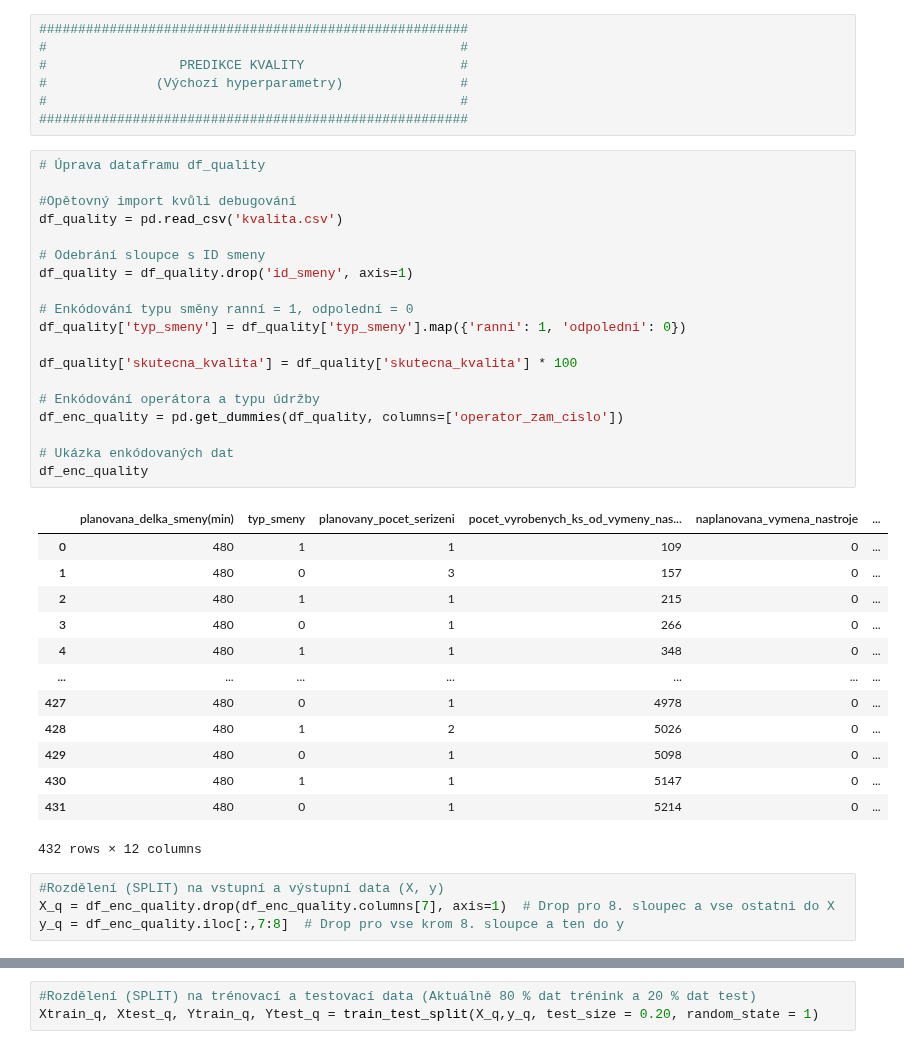
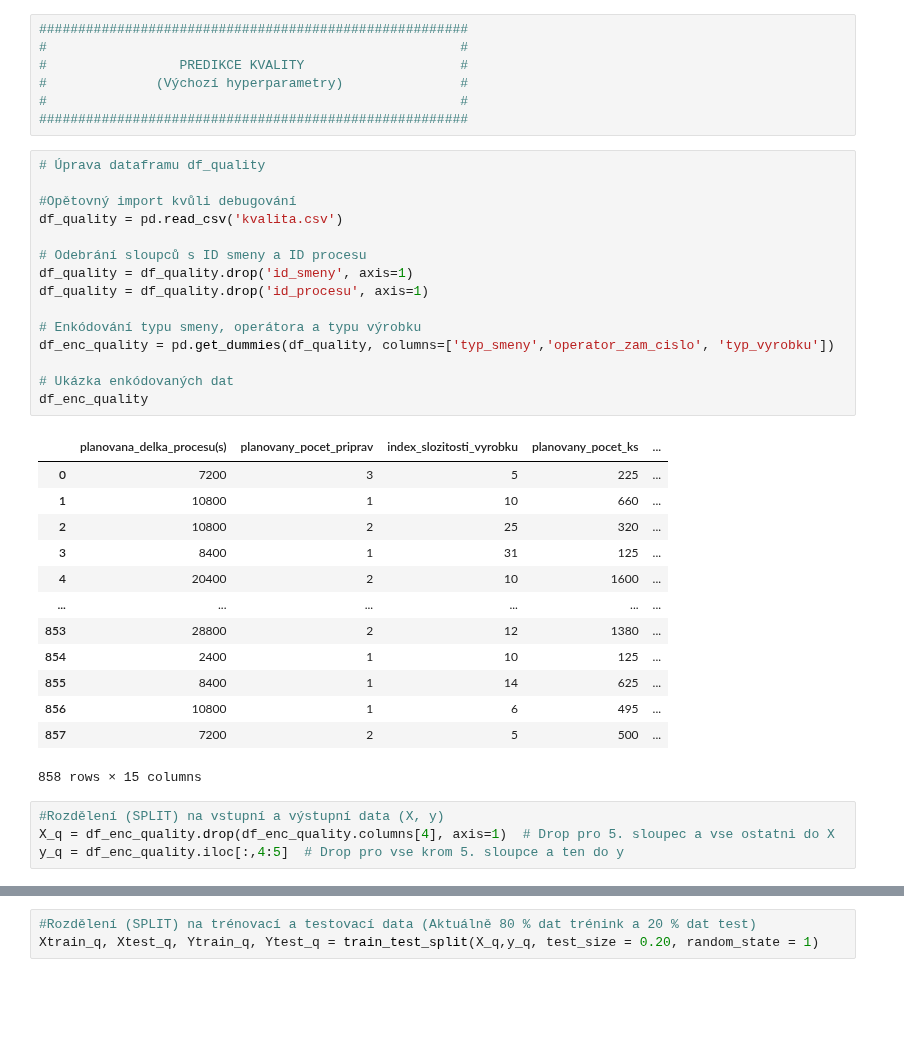
Before and after one commit to GeorgeWbk/dp2024, a Jupyter notebook: Diplomka.ipynb, the cells around one changed output, grey strips where cells are left out. Saved outputs shown, nothing was run; the diff lists cells and outputs as text; blank space fills up the shorter version.

```diff
--- a/Diplomka.ipynb
+++ b/Diplomka.ipynb
@@ -489,40 +485,36 @@ Gradient Boost Regressor MAPE:
 # %%
 # Úprava dataframu df_quality
 
 #Opětovný import kvůli debugování
 df_quality = pd.read_csv('kvalita.csv')
 
-# Odebrání sloupce s ID smeny
+# Odebrání sloupců s ID smeny a ID procesu
 df_quality = df_quality.drop('id_smeny', axis=1)
+df_quality = df_quality.drop('id_procesu', axis=1)
 
-# Enkódování typu směny ranní = 1, odpolední = 0
-df_quality['typ_smeny'] = df_quality['typ_smeny'].map({'ranni': 1, 'odpoledni': 0})
-
-df_quality['skutecna_kvalita'] = df_quality['skutecna_kvalita'] * 100
-
-# Enkódování operátora a typu údržby
-df_enc_quality = pd.get_dummies(df_quality, columns=['operator_zam_cislo'])
+# Enkódování typu smeny, operátora a typu výrobku
+df_enc_quality = pd.get_dummies(df_quality, columns=['typ_smeny','operator_zam_cislo', 'typ_vyrobku'])
 
 # Ukázka enkódovaných dat
 df_enc_quality
 # %% [output]
-|  | planovana_delka_smeny(min) | typ_smeny | planovany_pocet_serizeni | pocet_vyrobenych_ks_od_vymeny_nas... | naplanovana_vymena_nastroje | ... |
-| 0 | 480 | 1 | 1 | 109 | 0 | ... |
-| 1 | 480 | 0 | 3 | 157 | 0 | ... |
-| 2 | 480 | 1 | 1 | 215 | 0 | ... |
-| 3 | 480 | 0 | 1 | 266 | 0 | ... |
-| 4 | 480 | 1 | 1 | 348 | 0 | ... |
-| ... | ... | ... | ... | ... | ... | ... |
-| 427 | 480 | 0 | 1 | 4978 | 0 | ... |
-| 428 | 480 | 1 | 2 | 5026 | 0 | ... |
-| 429 | 480 | 0 | 1 | 5098 | 0 | ... |
-| 430 | 480 | 1 | 1 | 5147 | 0 | ... |
-| 431 | 480 | 0 | 1 | 5214 | 0 | ... |
+|  | planovana_delka_procesu(s) | planovany_pocet_priprav | index_slozitosti_vyrobku | planovany_pocet_ks | ... |
+| 0 | 7200 | 3 | 5 | 225 | ... |
+| 1 | 10800 | 1 | 10 | 660 | ... |
+| 2 | 10800 | 2 | 25 | 320 | ... |
+| 3 | 8400 | 1 | 31 | 125 | ... |
+| 4 | 20400 | 2 | 10 | 1600 | ... |
+| ... | ... | ... | ... | ... | ... |
+| 853 | 28800 | 2 | 12 | 1380 | ... |
+| 854 | 2400 | 1 | 10 | 125 | ... |
+| 855 | 8400 | 1 | 14 | 625 | ... |
+| 856 | 10800 | 1 | 6 | 495 | ... |
+| 857 | 7200 | 2 | 5 | 500 | ... |
-432 rows × 12 columns
+858 rows × 15 columns
 # %%
 #Rozdělení (SPLIT) na vstupní a výstupní data (X, y)
-X_q = df_enc_quality.drop(df_enc_quality.columns[7], axis=1)  # Drop pro 8. sloupec a vse ostatni do X
-y_q = df_enc_quality.iloc[:,7:8]  # Drop pro vse krom 8. sloupce a ten do y
+X_q = df_enc_quality.drop(df_enc_quality.columns[4], axis=1)  # Drop pro 5. sloupec a vse ostatni do X
+y_q = df_enc_quality.iloc[:,4:5]  # Drop pro vse krom 5. sloupce a ten do y
 # %%
 # Ukázka X datasetu (features)
 X_q
```
Also changed, not shown: parts of 39 cells of this notebook.
